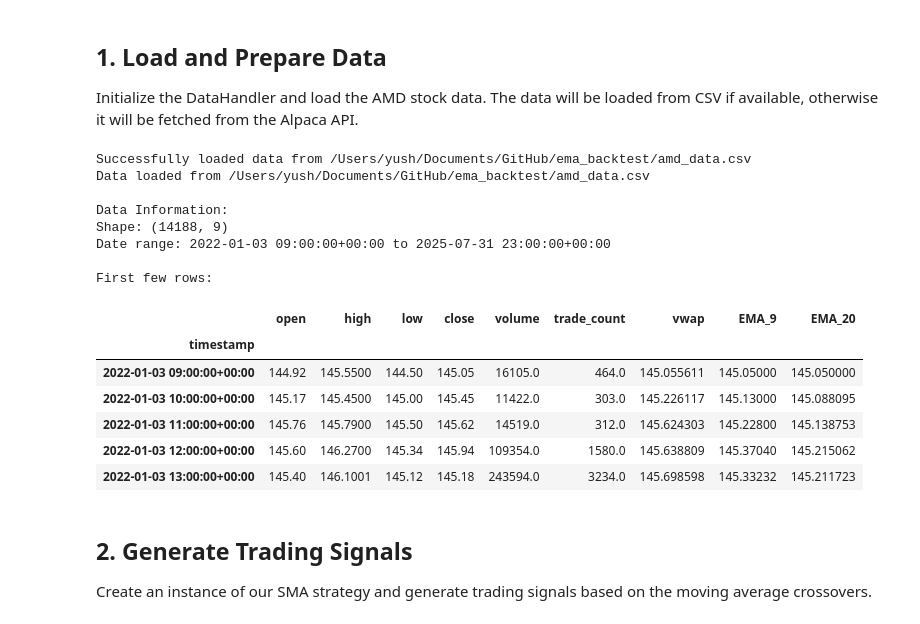
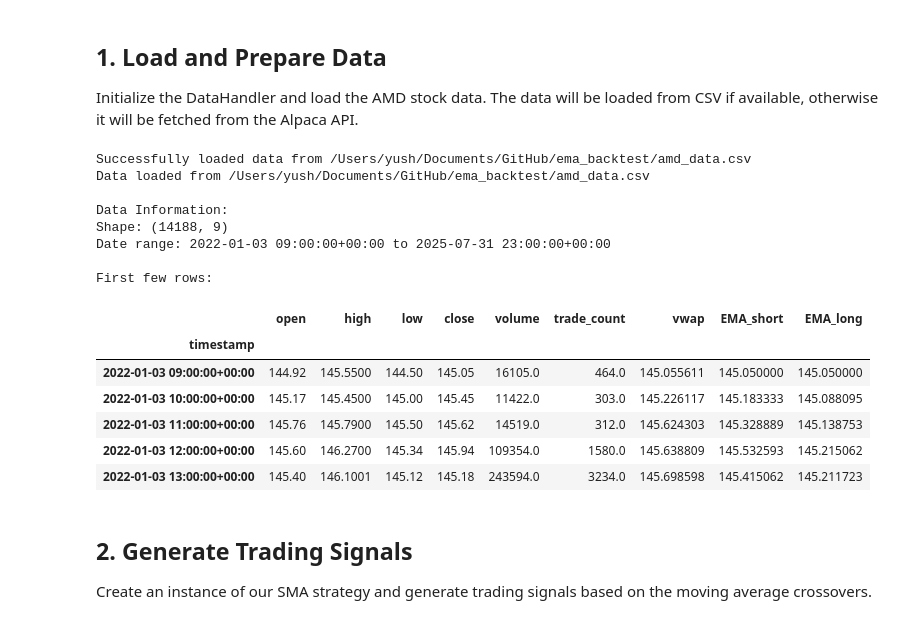
Before and after one commit to Yush89/ema_backtest, a Jupyter notebook: ema_backtest.ipynb, the cells around one changed output. Saved outputs shown, nothing was run; the diff lists cells and outputs as text; code cells hidden in the pictures.

```diff
--- a/ema_backtest.ipynb
+++ b/ema_backtest.ipynb
@@ -48,42 +53,46 @@ ticker = "AMD"
 
 Initialize the DataHandler and load the AMD stock data. The data will be loaded from CSV if available, otherwise it will be fetched from the Alpaca API.
 # %%
+# Define EMA parameters (you can modify these values to change the strategy)
+EMA_SHORT_PERIOD = 5
+EMA_LONG_PERIOD = 20
+
 # Initialize DataHandler
 data_handler = DataHandler(API_KEY, SECRET_KEY, symbol=ticker)
 
 # Try to load data from CSV first, if not available or invalid, fetch from API
 data = data_handler.fetch_data(
     symbol=ticker,
     timeframe=TimeFrame.Hour,
     start=datetime(2022, 1, 1),
     end=datetime(2025, 8, 1)
 )
 
-# Add technical indicators using EMA (not SMA)
-data = data_handler.add_technical_indicators(ema_short=9, ema_long=20)
+# Add technical indicators using EMA with the configured periods
+data = data_handler.add_technical_indicators(ema_short=EMA_SHORT_PERIOD, ema_long=EMA_LONG_PERIOD)
 
 # Display the first few rows of data
 print("\nData Information:")
 print(f"Shape: {data.shape}")
 print(f"Date range: {data.index.min()} to {data.index.max()}")
 print("\nFirst few rows:")
 display(data.head())
 # %% [output]
 Successfully loaded data from /Users/yush/Documents/GitHub/ema_backtest/amd_data.csv
 Data loaded from /Users/yush/Documents/GitHub/ema_backtest/amd_data.csv
 
 Data Information:
 Shape: (14188, 9)
 Date range: 2022-01-03 09:00:00+00:00 to 2025-07-31 23:00:00+00:00
 
 First few rows:
-|  | open | high | low | close | volume | trade_count | vwap | EMA_9 | EMA_20 |
+|  | open | high | low | close | volume | trade_count | vwap | EMA_short | EMA_long |
 | timestamp |  |  |  |  |  |  |  |  |  |
-| 2022-01-03 09:00:00+00:00 | 144.92 | 145.5500 | 144.50 | 145.05 | 16105.0 | 464.0 | 145.055611 | 145.05000 | 145.050000 |
-| 2022-01-03 10:00:00+00:00 | 145.17 | 145.4500 | 145.00 | 145.45 | 11422.0 | 303.0 | 145.226117 | 145.13000 | 145.088095 |
-| 2022-01-03 11:00:00+00:00 | 145.76 | 145.7900 | 145.50 | 145.62 | 14519.0 | 312.0 | 145.624303 | 145.22800 | 145.138753 |
-| 2022-01-03 12:00:00+00:00 | 145.60 | 146.2700 | 145.34 | 145.94 | 109354.0 | 1580.0 | 145.638809 | 145.37040 | 145.215062 |
-| 2022-01-03 13:00:00+00:00 | 145.40 | 146.1001 | 145.12 | 145.18 | 243594.0 | 3234.0 | 145.698598 | 145.33232 | 145.211723 |
+| 2022-01-03 09:00:00+00:00 | 144.92 | 145.5500 | 144.50 | 145.05 | 16105.0 | 464.0 | 145.055611 | 145.050000 | 145.050000 |
+| 2022-01-03 10:00:00+00:00 | 145.17 | 145.4500 | 145.00 | 145.45 | 11422.0 | 303.0 | 145.226117 | 145.183333 | 145.088095 |
+| 2022-01-03 11:00:00+00:00 | 145.76 | 145.7900 | 145.50 | 145.62 | 14519.0 | 312.0 | 145.624303 | 145.328889 | 145.138753 |
+| 2022-01-03 12:00:00+00:00 | 145.60 | 146.2700 | 145.34 | 145.94 | 109354.0 | 1580.0 | 145.638809 | 145.532593 | 145.215062 |
+| 2022-01-03 13:00:00+00:00 | 145.40 | 146.1001 | 145.12 | 145.18 | 243594.0 | 3234.0 | 145.698598 | 145.415062 | 145.211723 |
 # %% [markdown]
 ## 2. Generate Trading Signals
 
```
Also changed, not shown: parts of 6 cells of this notebook, 4 other files.
